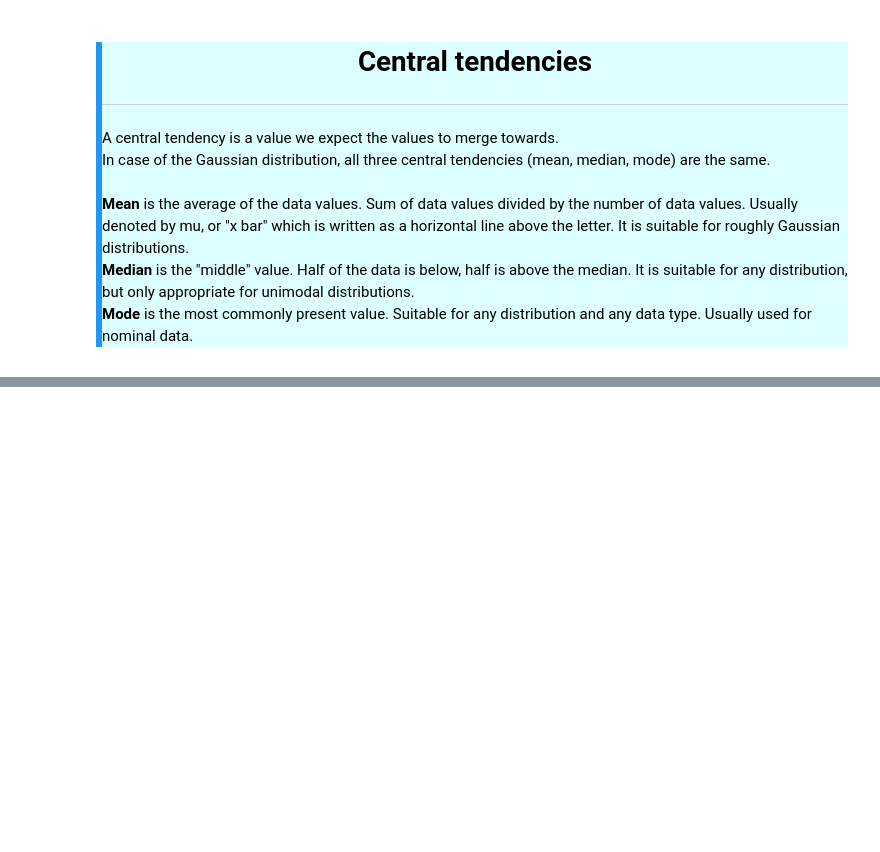
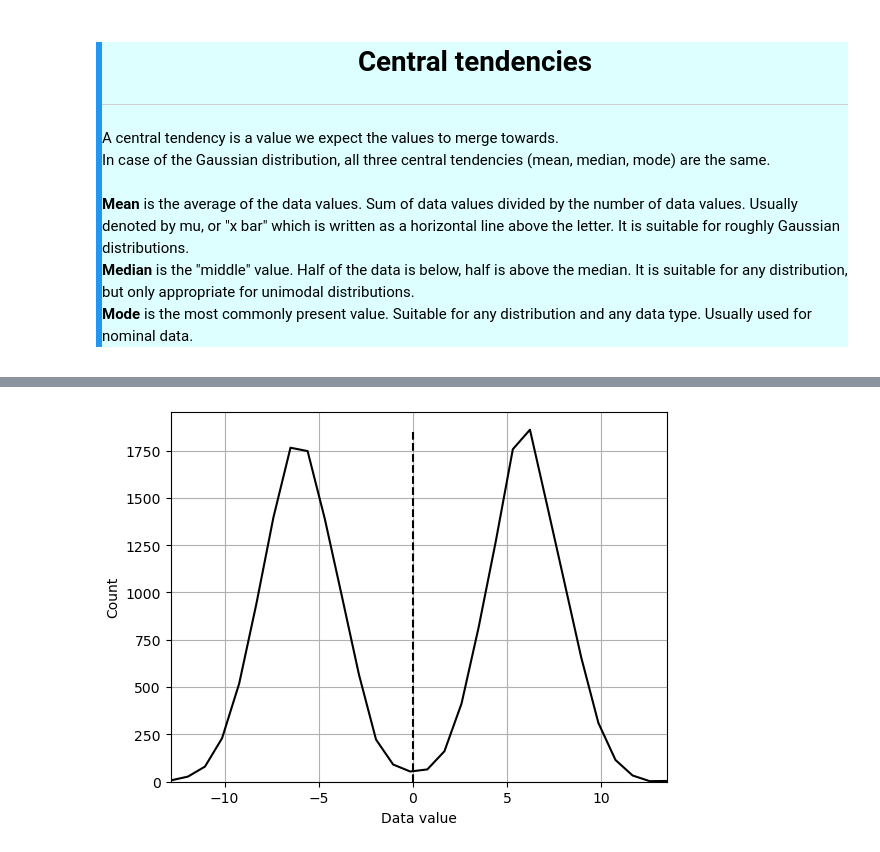
Before and after one commit to szalai-istvan/python-machine-learning, a Jupyter notebook: 03_statistics-and-machine-learning/03_descriptive-statistics/descriptive-statistics.ipynb, the cells around one changed output, grey strips where cells are left out. Saved outputs shown, nothing was run; the diff lists cells and outputs as text; code cells hidden in the pictures; blank space fills up the shorter version.

```diff
--- a/03_statistics-and-machine-learning/03_descriptive-statistics/descriptive-statistics.ipynb
+++ b/03_statistics-and-machine-learning/03_descriptive-statistics/descriptive-statistics.ipynb
@@ -201,0 +252,21 @@ plt.show()
+# %%
+# "failure case" of mean, bimodal distribution
+
+d4 = np.hstack([2*np.random.randn(N) - 6, 2*np.random.randn(N) + 6])
+y4, x4 = np.histogram(d4, bins)
+x4 = (x4[1:] + x4[:-1]) / 2
+m4 = np.mean(d4)
+
+plt.plot(x4 ,y4,'k')
+plt.plot([m4, m4], [0, np.max(y4)], 'k--')
+plt.xlim(np.min(x4), np.max(x4))
+plt.ylim(0, np.max(y4)*1.05)
+plt.grid()
+plt.xlabel('Data value')
+plt.ylabel('Count')
+
+plt.show()
+
+# In this example the mean is not close to where we expect most data to be, so mean is not representative
+# %% [output]
+[figure, added]
```
Also changed, not shown: parts of 7 cells of this notebook.
